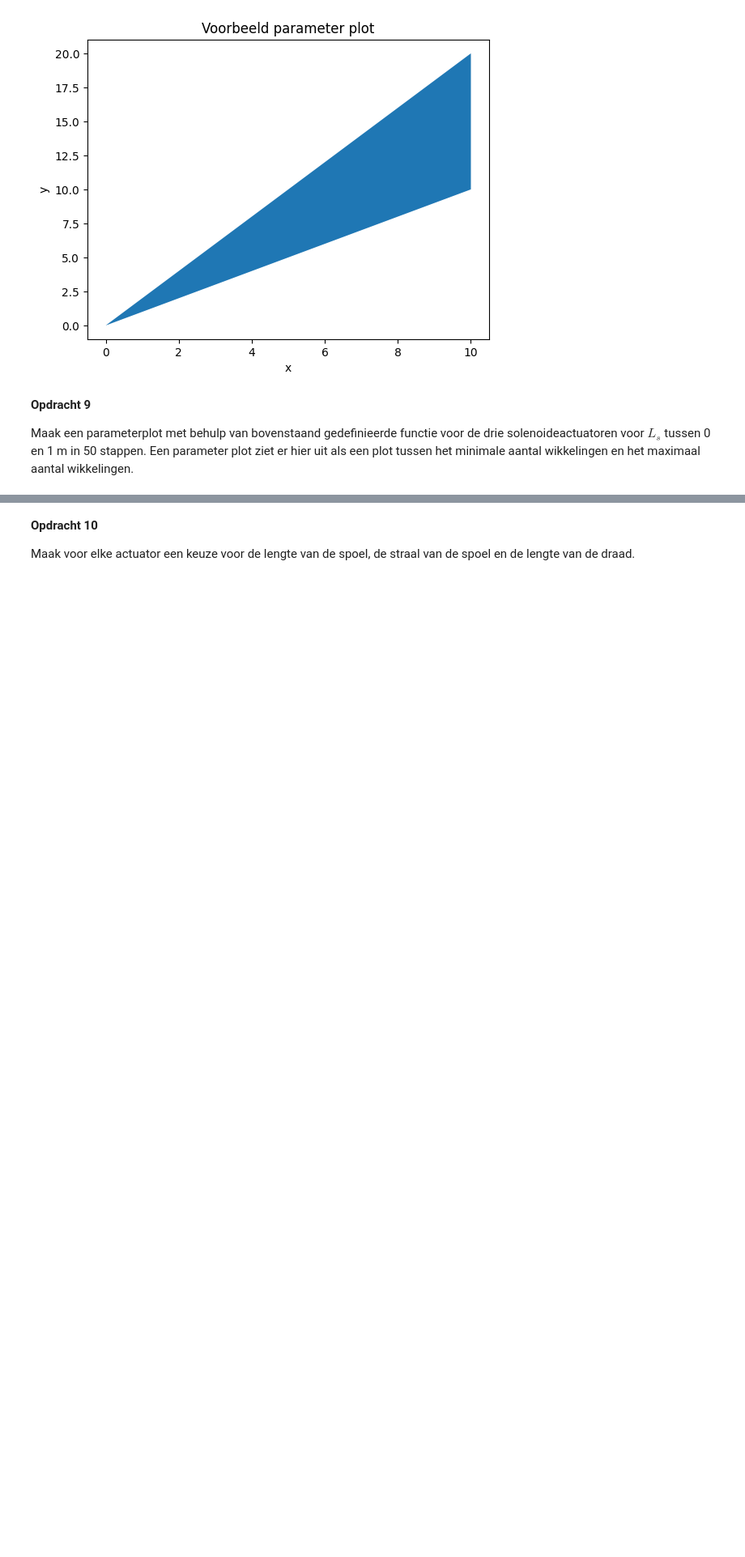
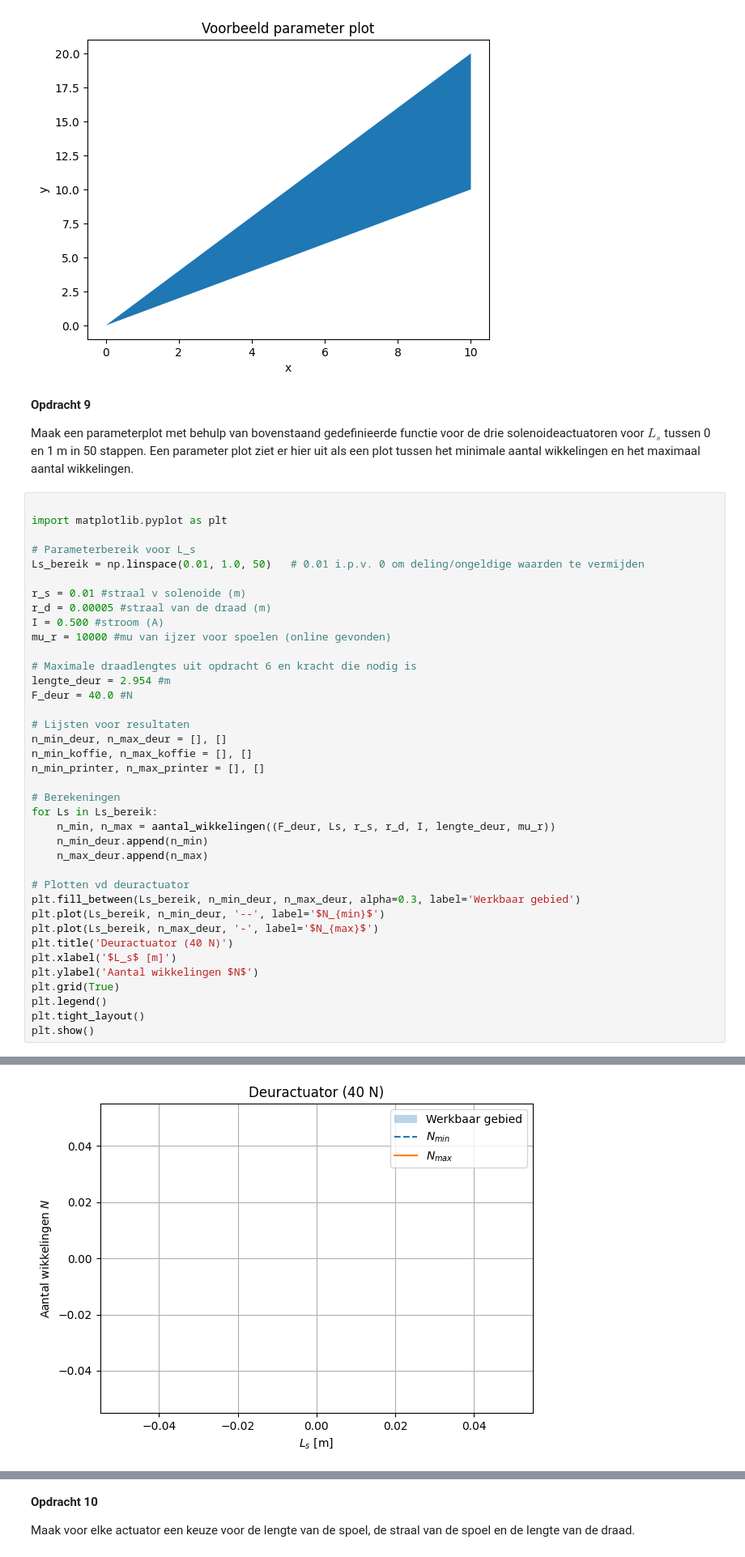
Before and after one commit to Roosmarijnkos/opdrachten-DEF-D, a Jupyter notebook: DigitaleOntwerpopdrachten/2KrachtactuatorOpdracht/KrachtactuatorOpdracht.ipynb, the cells around one changed output, grey strips where cells are left out. Shown at 81% size. Drawn from its saved outputs; the diff is of its cells as text; blank space fills up the shorter version.

```diff
--- a/DigitaleOntwerpopdrachten/2KrachtactuatorOpdracht/KrachtactuatorOpdracht.ipynb
+++ b/DigitaleOntwerpopdrachten/2KrachtactuatorOpdracht/KrachtactuatorOpdracht.ipynb
@@ -232,3 +231,42 @@ Text(0, 0.5, 'y')
 **Opdracht 9**
 
 Maak een parameterplot met behulp van bovenstaand gedefinieerde functie voor de drie solenoideactuatoren voor $L_s$ tussen 0 en 1 m in 50 stappen. Een parameter plot ziet er hier uit als een plot tussen het minimale aantal wikkelingen en het maximaal aantal wikkelingen.
+# %%
+
+import matplotlib.pyplot as plt
+
+# Parameterbereik voor L_s
+Ls_bereik = np.linspace(0.01, 1.0, 50)   # 0.01 i.p.v. 0 om deling/ongeldige waarden te vermijden
+
+r_s = 0.01 #straal v solenoide (m)
+r_d = 0.00005 #straal van de draad (m)
+I = 0.500 #stroom (A)
+mu_r = 10000 #mu van ijzer voor spoelen (online gevonden)
+
+# Maximale draadlengtes uit opdracht 6 en kracht die nodig is
+lengte_deur = 2.954 #m
+F_deur = 40.0 #N
+
+# Lijsten voor resultaten
+n_min_deur, n_max_deur = [], []
+n_min_koffie, n_max_koffie = [], []
+n_min_printer, n_max_printer = [], []
+
+# Berekeningen
+for Ls in Ls_bereik:
+    n_min, n_max = aantal_wikkelingen((F_deur, Ls, r_s, r_d, I, lengte_deur, mu_r))
+    n_min_deur.append(n_min)
+    n_max_deur.append(n_max)
+
+# Plotten vd deuractuator
+plt.fill_between(Ls_bereik, n_min_deur, n_max_deur, alpha=0.3, label='Werkbaar gebied')
+plt.plot(Ls_bereik, n_min_deur, '--', label='$N_{min}$')
+plt.plot(Ls_bereik, n_max_deur, '-', label='$N_{max}$')
+plt.title('Deuractuator (40 N)')
+plt.xlabel('$L_s$ [m]')
+plt.ylabel('Aantal wikkelingen $N$')
+plt.grid(True)
+plt.legend()
+plt.tight_layout()
+plt.show()
+# %% [output]
@@ -235,3 +290,4 @@ Maak een parameterplot met behulp van bovenstaand gedefinieerde functie voor de
+[figure, added]
 # %%
 
 import matplotlib.pyplot as plt
```
Also changed, not shown: parts of 10 cells of this notebook.
